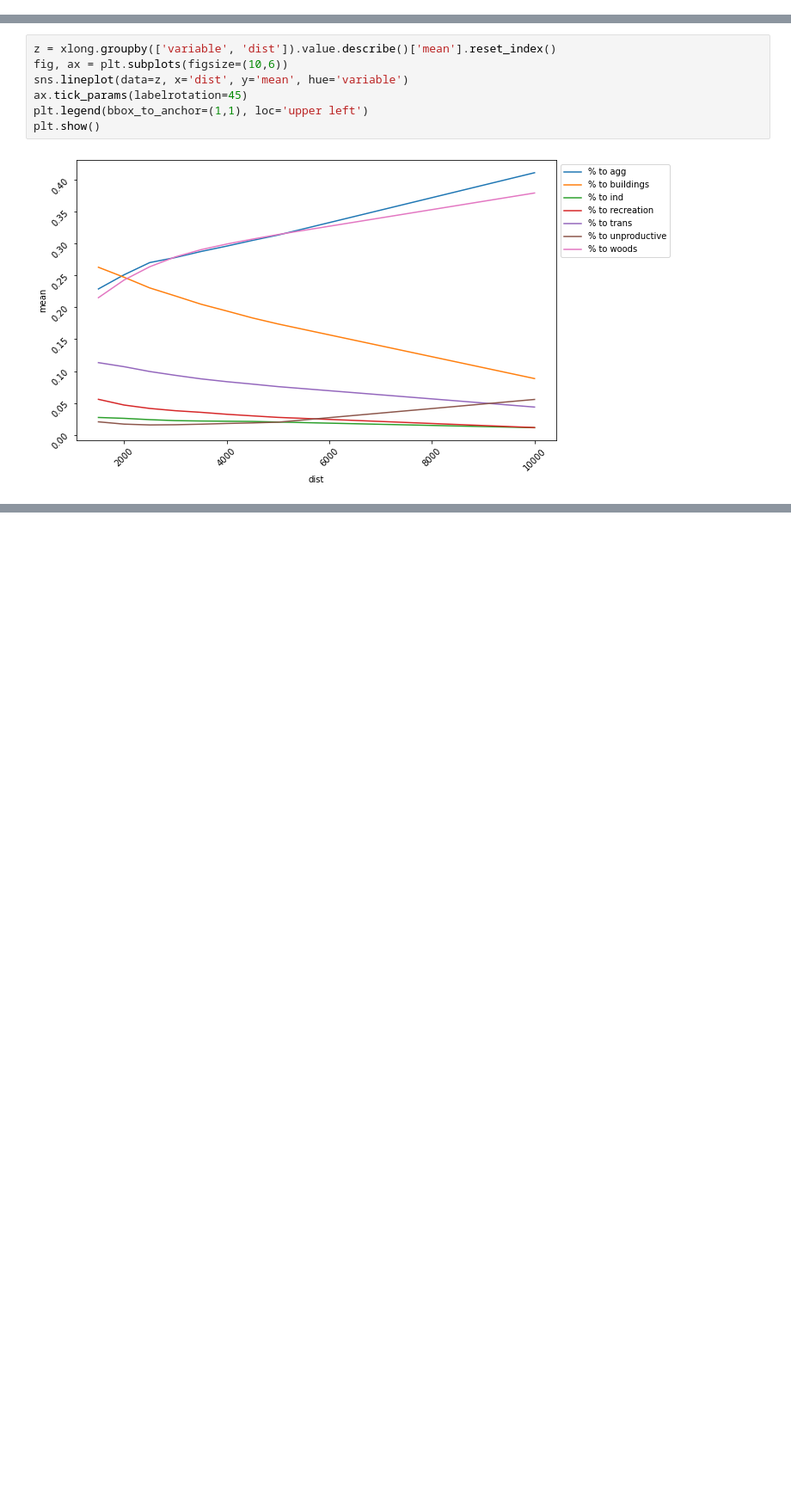
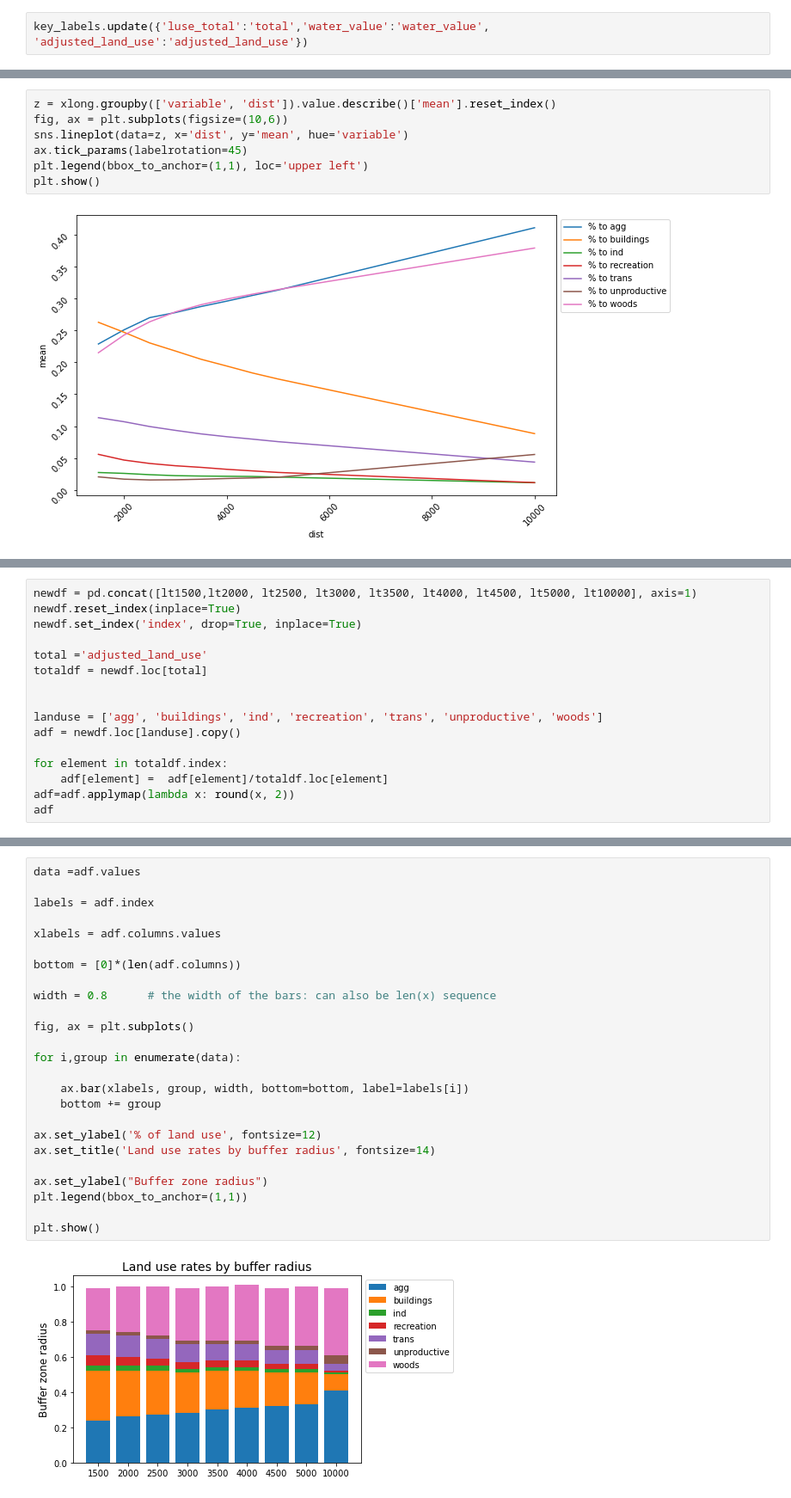
Before and after one commit to hammerdirt-analyst/landuse, a Jupyter notebook: land_use_1500_10000.ipynb, the cells around one changed output, grey strips where cells are left out. Shown at 86% size. Cells and saved outputs as stored; diff of their text form; blank space fills up the shorter version.

Commit message:
added bar plot of land use rates

```diff
--- a/land_use_1500_10000.ipynb
+++ b/land_use_1500_10000.ipynb
@@ -244,3 +247,5 @@ srho_results_1500.fillna("X", inplace=True)
 srho_results_1500['dist'] = 1500
 
 # the survey data with land use attached
+# %%
+key_labels.update({'luse_total':'total','water_value':'water_value', 'adjusted_land_use':'adjusted_land_use'})
@@ -910,0 +1009,16 @@ comps[comps.code == "G27"]
+# %%
+newdf = pd.concat([lt1500,lt2000, lt2500, lt3000, lt3500, lt4000, lt4500, lt5000, lt10000], axis=1)
+newdf.reset_index(inplace=True)
+newdf.set_index('index', drop=True, inplace=True)
+
+total ='adjusted_land_use'
+totaldf = newdf.loc[total]
+
+
+landuse = ['agg', 'buildings', 'ind', 'recreation', 'trans', 'unproductive', 'woods']
+adf = newdf.loc[landuse].copy()
+
+for element in totaldf.index:
+    adf[element] =  adf[element]/totaldf.loc[element]
+adf=adf.applymap(lambda x: round(x, 2))
+adf
@@ -910,0 +1041,27 @@ comps[comps.code == "G27"]
+# %%
+data =adf.values
+
+labels = adf.index
+
+xlabels = adf.columns.values
+
+bottom = [0]*(len(adf.columns))
+
+width = 0.8      # the width of the bars: can also be len(x) sequence
+
+fig, ax = plt.subplots()
+
+for i,group in enumerate(data):
+
+    ax.bar(xlabels, group, width, bottom=bottom, label=labels[i])
+    bottom += group
+
+ax.set_ylabel('% of land use', fontsize=12)
+ax.set_title('Land use rates by buffer radius', fontsize=14)
+
+ax.set_ylabel("Buffer zone radius")
+plt.legend(bbox_to_anchor=(1,1))
+
+plt.show()
+# %% [output]
+[figure, added]
```
Also changed, not shown: parts of 20 cells of this notebook, 1 other file.
